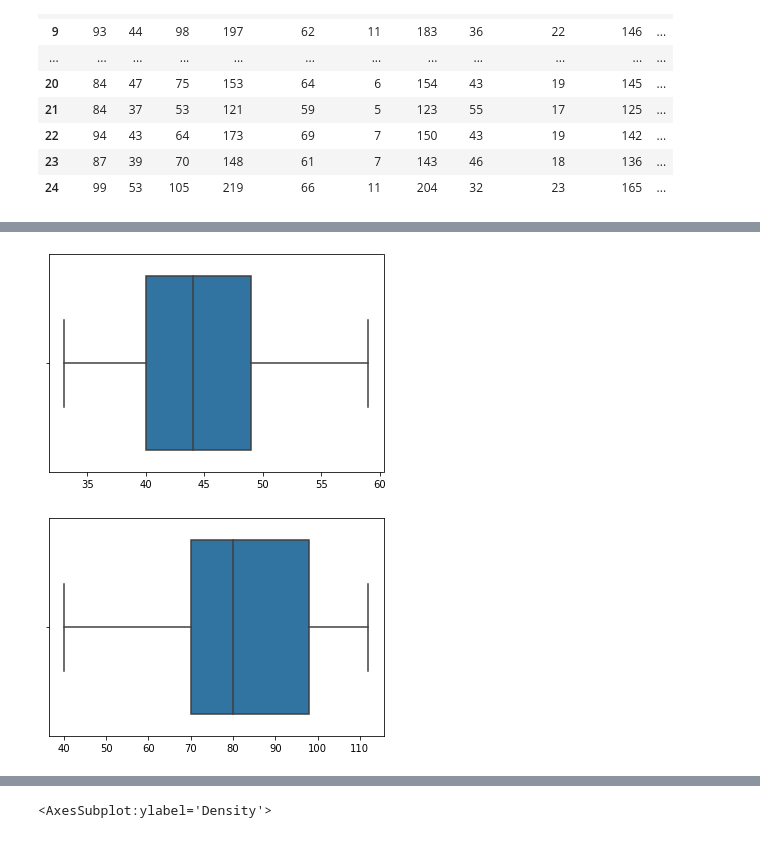
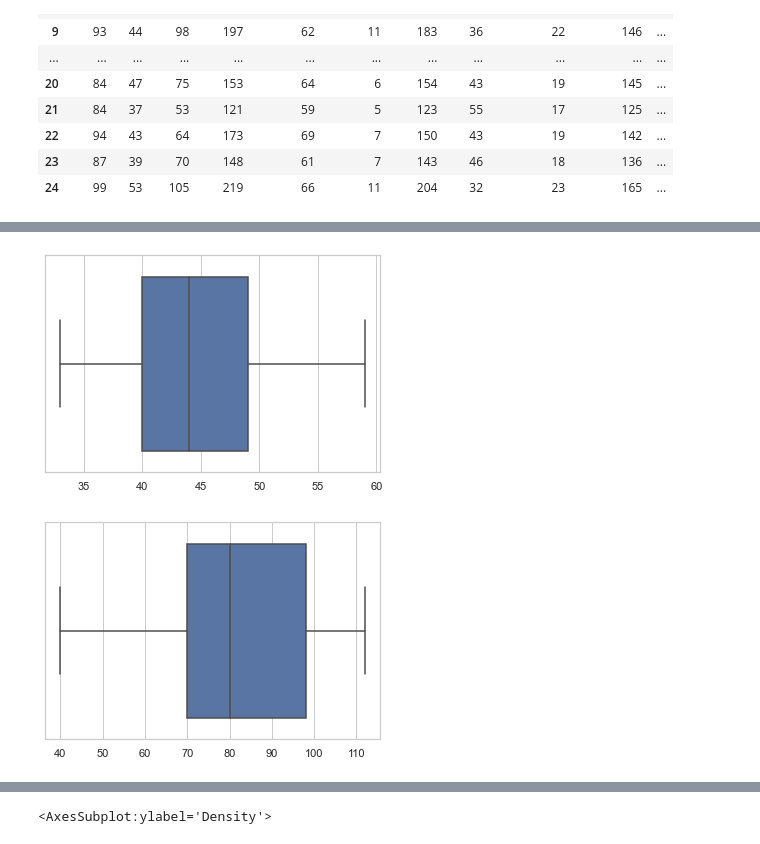
Before and after one commit to vinihsilv/Project-statistic, a Jupyter notebook: projeto.ipynb, the cells around one changed output, grey strips where cells are left out. Cells and saved outputs as stored; diff of their text form; code cells hidden in the pictures.

```diff
--- a/projeto.ipynb
+++ b/projeto.ipynb
@@ -81,12 +72,14 @@ plt.hist(y, bins= 'auto')
 # %%
 
 ax = sns.boxplot(x)
+sns.set(style="whitegrid")
 # %% [output]
-[figure, old version]
+[figure, new version]
 # %%
 ax2 = sns.boxplot(y)
+sns.set(style="whitegrid")
 # %% [output]
-[figure, old version]
+[figure, new version]
 # %%
 data.corr()
 # %% [output]
```
Also changed, not shown: parts of 5 cells of this notebook.
